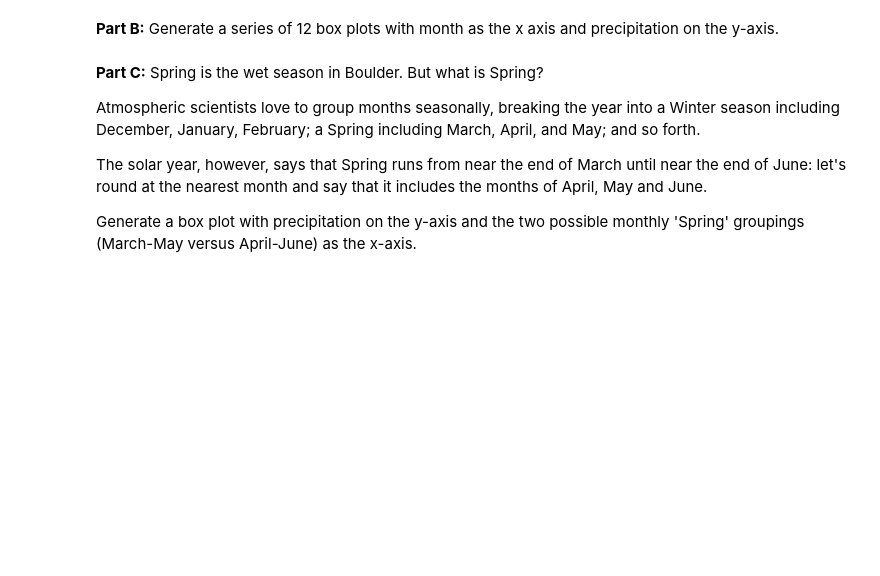
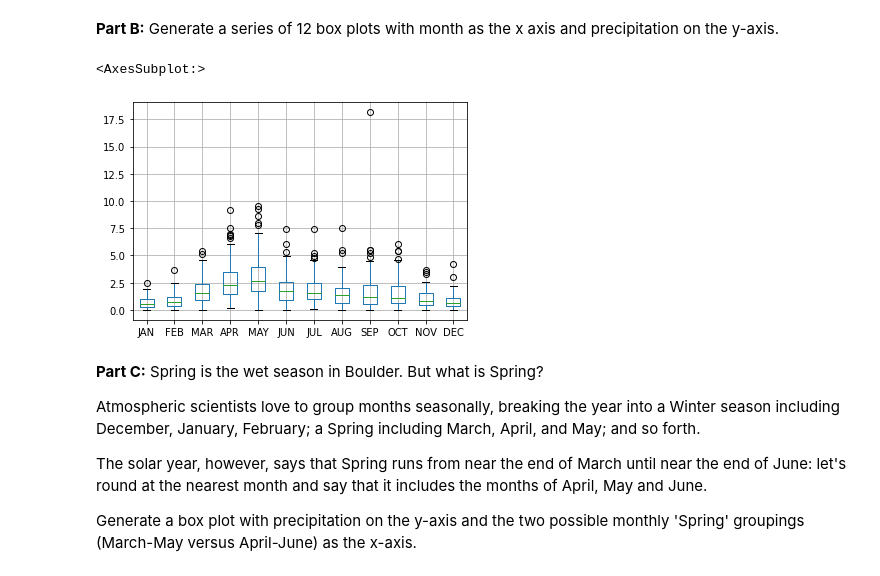
Before and after one commit to willemhscott/CSCI-3022, a Jupyter notebook: notebooks/Scott_Willem_HW1.ipynb, the cells around one changed output. Saved outputs shown, nothing was run; the diff lists cells and outputs as text; code cells hidden in the pictures; blank space fills up the shorter version.

```diff
--- a/notebooks/Scott_Willem_HW1.ipynb
+++ b/notebooks/Scott_Willem_HW1.ipynb
@@ -234,0 +281,13 @@ dfPrecip.head()
+# %%
+def conv(arg):
+    try:
+        return float(arg)
+    except:
+        return 0
+
+def crow(r):
+    return r.apply(conv)
+
+dfPrecip = dfPrecip.drop([120])
+dfPrecip = dfPrecip.apply(crow)
+dfPrecip.head()
@@ -239,3 +303,10 @@ dfPrecip.head()
+# %%
+dfPrecip.boxplot(
+    column=["JAN", "FEB", "MAR", "APR", "MAY", "JUN", "JUL", "AUG", "SEP", "OCT", "NOV", "DEC"],
+)
+# %% [output]
+<AxesSubplot:>
+[figure, added]
 # %% [markdown]
 
 **Part C:** Spring is the wet season in Boulder.   But what is Spring?
```
Also changed, not shown: parts of 27 cells of this notebook, 2 other files.
